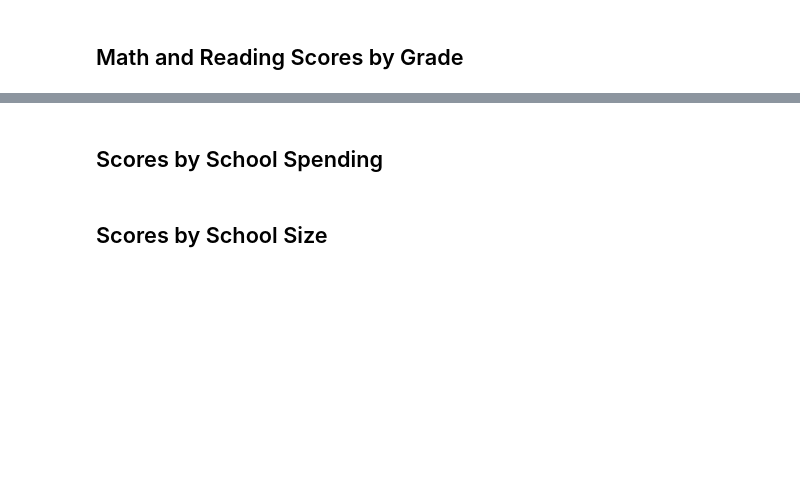
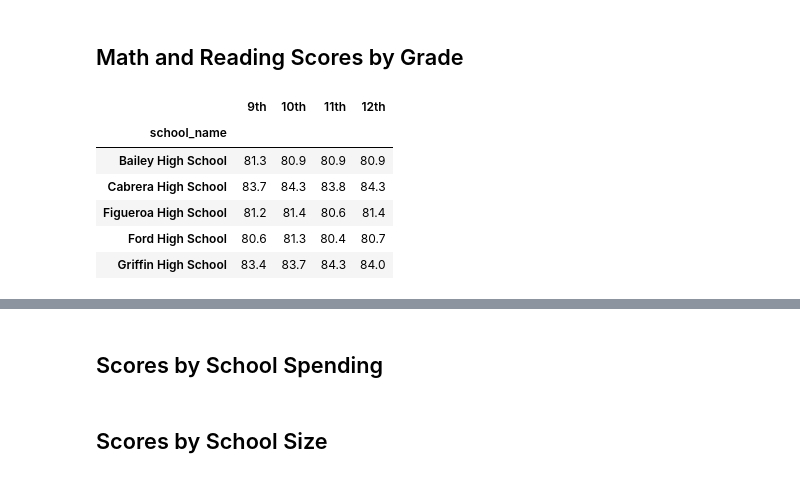
Before and after one commit to asliwinski23/School_District_Analysis, a Jupyter notebook: PyCitySchools_Challenge_testing.ipynb, the cells around one changed output, grey strips where cells are left out. Drawn from its saved outputs; the diff is of its cells as text; code cells hidden in the pictures; blank space fills up the shorter version.

```diff
--- a/PyCitySchools_Challenge_testing.ipynb
+++ b/PyCitySchools_Challenge_testing.ipynb
@@ -340,13 +358,34 @@ per_school_summary_df
 ## Math and Reading Scores by Grade
 # %%
 # Create a Series of scores by grade levels using conditionals.
-
+ninth_grade = student_data_df[student_data_df["grade"] == "9th"]
+tenth_grade = student_data_df[student_data_df["grade"] == "10th"]
+eleventh_grade = student_data_df[student_data_df["grade"] == "11th"]
+twelfth_grade = student_data_df[student_data_df["grade"] == "12th"]
 
 # Group each school Series by the school name for the average math score.
+math_scores_ninth_grade = ninth_grade.groupby(["school_name"]).mean()["math_score"]
+math_scores_tenth_grade = tenth_grade.groupby(["school_name"]).mean()["math_score"]
+math_scores_eleventh_grade = eleventh_grade.groupby(["school_name"]).mean()["math_score"]
+math_scores_twelfth_grade = twelfth_grade.groupby(["school_name"]).mean()["math_score"]
 
 
 # Group each school Series by the school name for the average reading score.
+reading_scores_ninth_grade = ninth_grade.groupby(["school_name"]).mean()["reading_score"]
+reading_scores_tenth_grade = tenth_grade.groupby(["school_name"]).mean()["reading_score"]
+reading_scores_eleventh_grade = eleventh_grade.groupby(["school_name"]).mean()["reading_score"]
+reading_scores_twelfth_grade = twelfth_grade.groupby(["school_name"]).mean()["reading_score"]
 # %%
 # Combine each Series for average math scores by school into single data frame.
+math_results_by_grade = pd.DataFrame({
+               "9th": math_scores_ninth_grade,
+               "10th": math_scores_tenth_grade,
+               "11th": math_scores_eleventh_grade,
+               "12th": math_scores_twelfth_grade})
 # %%
 # Combine each Series for average reading scores by school into single data frame.
+reading_results_by_grade = pd.DataFrame({
+               "9th": reading_scores_ninth_grade,
+               "10th": reading_scores_tenth_grade,
+               "11th": reading_scores_eleventh_grade,
+               "12th": reading_scores_twelfth_grade})
@@ -355,7 +392,26 @@ per_school_summary_df
+# %%
+# Format each grade column.
+math_results_by_grade["9th"] = math_results_by_grade["9th"].map("{:.1f}".format)
+math_results_by_grade["10th"] = math_results_by_grade["10th"].map("{:.1f}".format)
+math_results_by_grade["11th"] = math_results_by_grade["11th"].map("{:.1f}".format)
+math_results_by_grade["12th"] = math_results_by_grade["12th"].map("{:.1f}".format)
+
+reading_results_by_grade["9th"] = reading_results_by_grade["9th"].map("{:.1f}".format)
+reading_results_by_grade["10th"] = reading_results_by_grade["10th"].map("{:.1f}".format)
+reading_results_by_grade["11th"] = reading_results_by_grade["11th"].map("{:.1f}".format)
+reading_results_by_grade["12th"] = reading_results_by_grade["12th"].map("{:.1f}".format)
 # %%
-# Remove the index.
-
-
-# Display the data frame
+## Remove the index.
+math_results_by_grade.index.name = None
+# Display the DataFrame.
+reading_results_by_grade.head()
+# %% [output]
+|  | 9th | 10th | 11th | 12th |
+| school_name |  |  |  |  |
+| Bailey High School | 81.3 | 80.9 | 80.9 | 80.9 |
+| Cabrera High School | 83.7 | 84.3 | 83.8 | 84.3 |
+| Figueroa High School | 81.2 | 81.4 | 80.6 | 81.4 |
+| Ford High School | 80.6 | 81.3 | 80.4 | 80.7 |
+| Griffin High School | 83.4 | 83.7 | 84.3 | 84.0 |
 # %%
 ## Remove the index.
```
Also changed, not shown: parts of 52 cells of this notebook.
